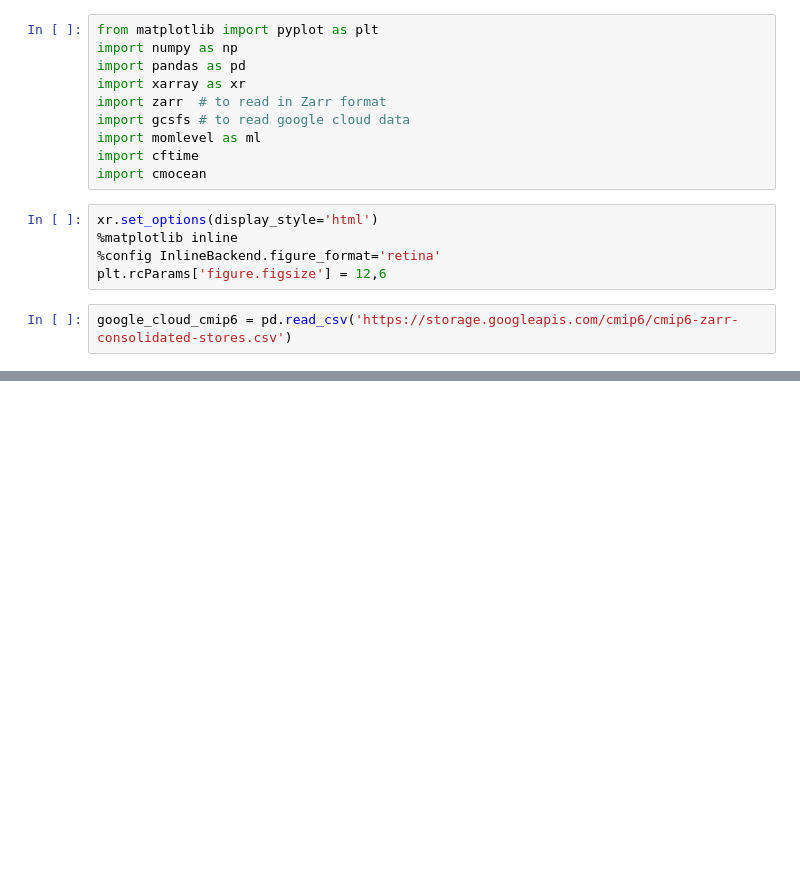
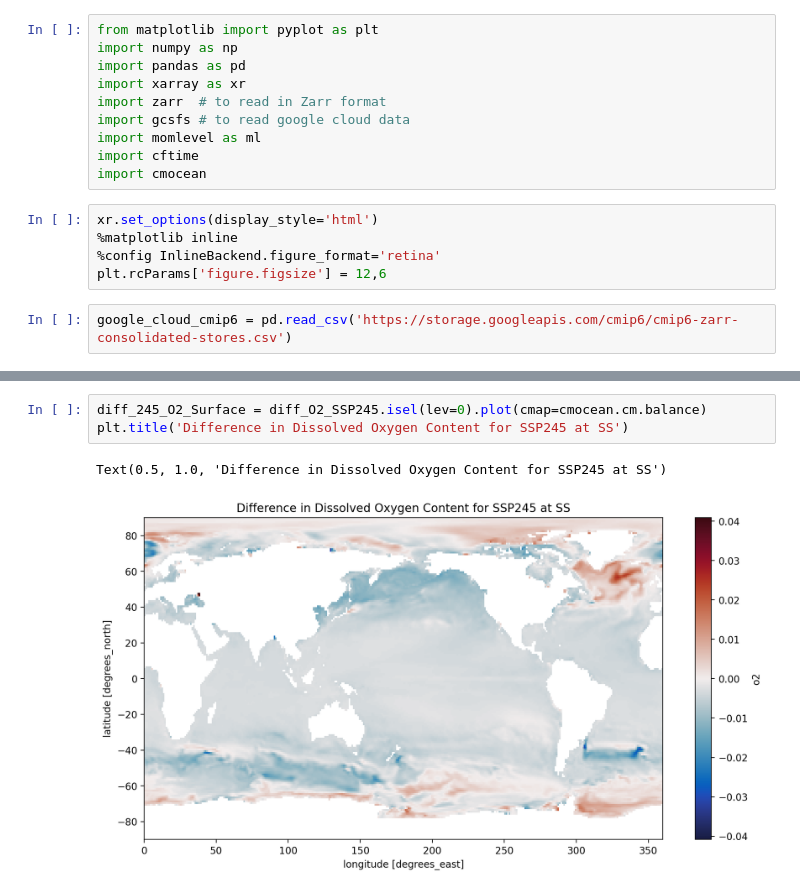
Before and after one commit to EES-3506-5506/Group4_Coomans, a Jupyter notebook: notebooks/File_practice.ipynb, the cells around one changed output, grey strips where cells are left out. Cells and saved outputs as stored; diff of their text form; blank space fills up the shorter version.

```diff
--- a/notebooks/File_practice.ipynb
+++ b/notebooks/File_practice.ipynb
@@ -113,0 +158,6 @@ o2sat_ssp585
+# %%
+diff_245_O2_Surface = diff_O2_SSP245.isel(lev=0).plot(cmap=cmocean.cm.balance)
+plt.title('Difference in Dissolved Oxygen Content for SSP245 at SS')
+# %% [output]
+Text(0.5, 1.0, 'Difference in Dissolved Oxygen Content for SSP245 at SS')
+[figure, added]
```
Also changed, not shown: parts of 22 cells of this notebook.
